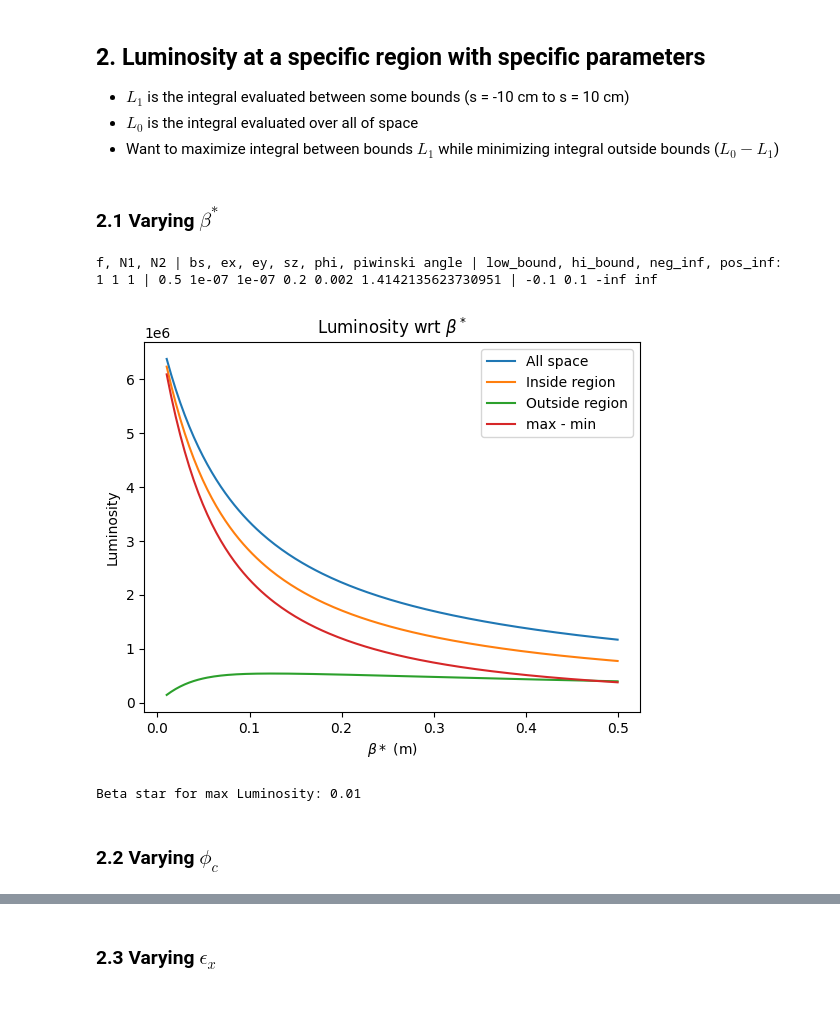
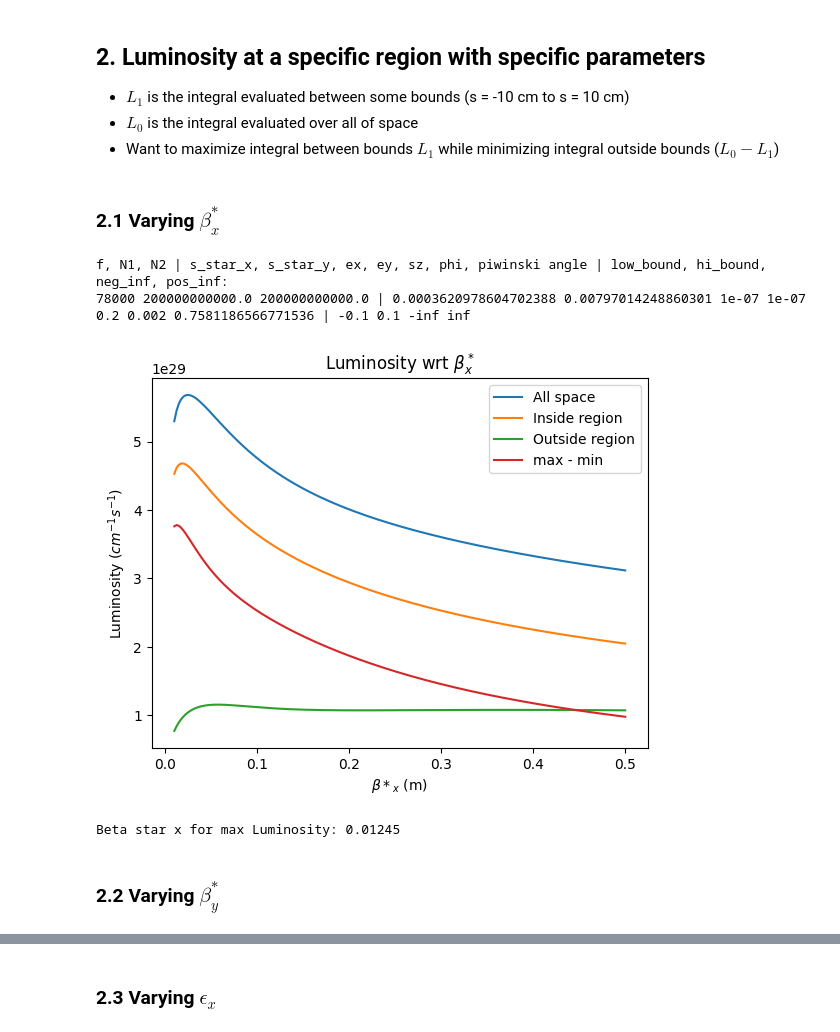
Before and after one commit to Wooperachi7/Luminosity, a Jupyter notebook: Crossing_Angle_and_Hourglass_effect.ipynb, the cells around one changed output, grey strips where cells are left out. Cells and saved outputs as stored; diff of their text form; code cells hidden in the pictures; blank space fills up the shorter version.

```diff
--- a/Crossing_Angle_and_Hourglass_effect.ipynb
+++ b/Crossing_Angle_and_Hourglass_effect.ipynb
@@ -214,15 +201,0 @@ Piwinski angle: 1.4142135623730951 radians
-# %%
-#Beta star constant
-N = 100
-Phi = np.linspace(0, np.pi/100, N + 1)
-Luminosities = np.zeros(N + 1)
-Sigma_z = np.array([.001, .01, .5, .1, .5, 1, 2, 5])
-for s_z in Sigma_z:
-    for i, p in enumerate(Phi):
-        Luminosities[i] = Luminosity_int(f, N1, N2, beta_star, ex, ey, s_z, p, neg_inf, pos_inf)
-    plt.plot(Phi, Luminosities, label = r"($\beta*/\sigma_z$ = %f)"%(beta_star/s_z))
-plt.title(r"Crossing angle with Hourglass Effect")
-plt.legend()
-plt.ylabel(r"$Luminosity$")
-plt.xlabel(r"$\phi_c$")
-plt.show()
@@ -238,44 +205,46 @@ plt.show()
 - $L_0$ is the integral evaluated over all of space
 - Want to maximize integral between bounds $L_1$ while minimizing integral outside bounds ($L_0 - L_1$)
 # %% [markdown]
-### 2.1 Varying $\beta^*$ <a name="chapter2.1"></a>
+### 2.1 Varying $\beta^*_x$ <a name="chapter2.1"></a>
 # %%
 # Plot both with respect to beta_star
 N = 200
-Beta_star = np.linspace(.01, .5, N + 1)
+Beta_starx = np.linspace(.01, .5, N + 1)
 L_1_plot = np.zeros(N + 1)
 L_0_plot = np.zeros(N + 1)
 
-for i, bs in enumerate(Beta_star):
+for i, bsx in enumerate(Beta_starx):
     #integral from low_bound to hi_bound
-    L_1_plot[i] = Luminosity_int(f, N1, N2, bs, ex, ey, sz, phi, low_bound, hi_bound)
+    L_1_plot[i] = Luminosity_int(f, N1, N2, s_star_x, s_star_y, bsx, beta_star_y,
+                                 ex, ey, sz, phi, low_bound, hi_bound)*conversion
     #integral from -inf to inf
-    L_0_plot[i] = Luminosity_int(f, N1, N2, bs, ex, ey, sz, phi, neg_inf, pos_inf)
+    L_0_plot[i] = Luminosity_int(f, N1, N2, s_star_x, s_star_y, bsx, beta_star_y,
+                                 ex, ey, sz, phi, neg_inf, pos_inf)*conversion
 
-print("f, N1, N2 | bs, ex, ey, sz, phi, piwinski angle | low_bound, hi_bound, neg_inf, pos_inf:")
-print(f, N1, N2, "|" , bs, ex, ey, sz, phi, theta, "|", low_bound, hi_bound, neg_inf, pos_inf)
+print("f, N1, N2 | s_star_x, s_star_y, ex, ey, sz, phi, piwinski angle | low_bound, hi_bound, neg_inf, pos_inf:")
+print(f, N1, N2, "|" , s_star_x, s_star_y, ex, ey, sz, phi, theta, "|", low_bound, hi_bound, neg_inf, pos_inf)
 
-plt.plot(Beta_star, L_0_plot, label = "All space")
-plt.plot(Beta_star, L_1_plot, label = "Inside region")
-plt.plot(Beta_star, L_0_plot - L_1_plot, label = "Outside region")
+plt.plot(Beta_starx, L_0_plot, label = "All space")
+plt.plot(Beta_starx, L_1_plot, label = "Inside region")
+plt.plot(Beta_starx, L_0_plot - L_1_plot, label = "Outside region")
 
-curve_beta_star = L_1_plot-(L_0_plot - L_1_plot) #maximize - minimize
-plt.plot(Beta_star, curve_beta_star, label = "max - min")
-plt.title(r"Luminosity wrt $\beta^*$")
-plt.ylabel("Luminosity")
-plt.xlabel(r"$\beta*$ (m)")
+curve_betax_star = L_1_plot-(L_0_plot - L_1_plot) #maximize - minimize
+plt.plot(Beta_starx, curve_betax_star, label = "max - min")
+plt.title(r"Luminosity wrt $\beta^*_x$")
+plt.ylabel(r"Luminosity ($cm^{-1}s^{-1}$)")
+plt.xlabel(r"$\beta*_x$ (m)")
 #plt.xscale("log")
 #plt.yscale("log")
 plt.legend()
 plt.show()
 # %% [output]
-f, N1, N2 | bs, ex, ey, sz, phi, piwinski angle | low_bound, hi_bound, neg_inf, pos_inf:
-1 1 1 | 0.5 1e-07 1e-07 0.2 0.002 1.4142135623730951 | -0.1 0.1 -inf inf
+f, N1, N2 | s_star_x, s_star_y, ex, ey, sz, phi, piwinski angle | low_bound, hi_bound, neg_inf, pos_inf:
+78000 200000000000.0 200000000000.0 | 0.0003620978604702388 0.00797014248860301 1e-07 1e-07 0.2 0.002 0.7581186566771536 | -0.1 0.1 -inf inf
-[figure, old version]
+[figure, new version]
 # %%
-beta_star_max = Beta_star[np.argmax(curve_beta_star)]
-print("Beta star for max Luminosity:", beta_star_max)
+beta_starx_max = Beta_starx[np.argmax(curve_betax_star)]
+print("Beta star x for max Luminosity:", beta_starx_max)
 # %% [output]
-Beta star for max Luminosity: 0.01
+Beta star x for max Luminosity: 0.01245
 # %% [markdown]
-### 2.2 Varying $\phi_c$ <a name="chapter2.2"></a>
+### 2.2 Varying $\beta^*_y$ <a name="chapter2.2"></a>
```
Also changed, not shown: parts of 26 cells of this notebook.
